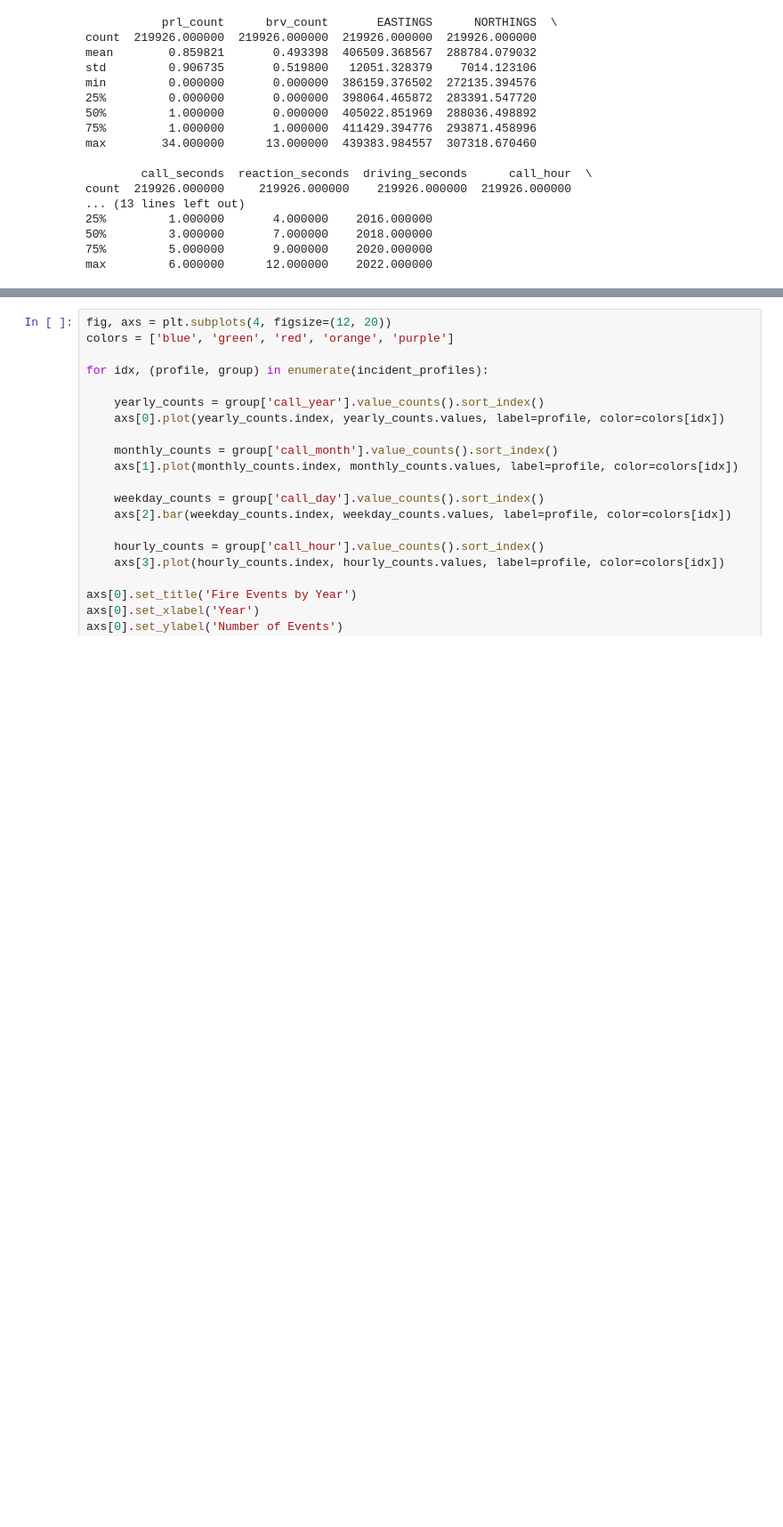
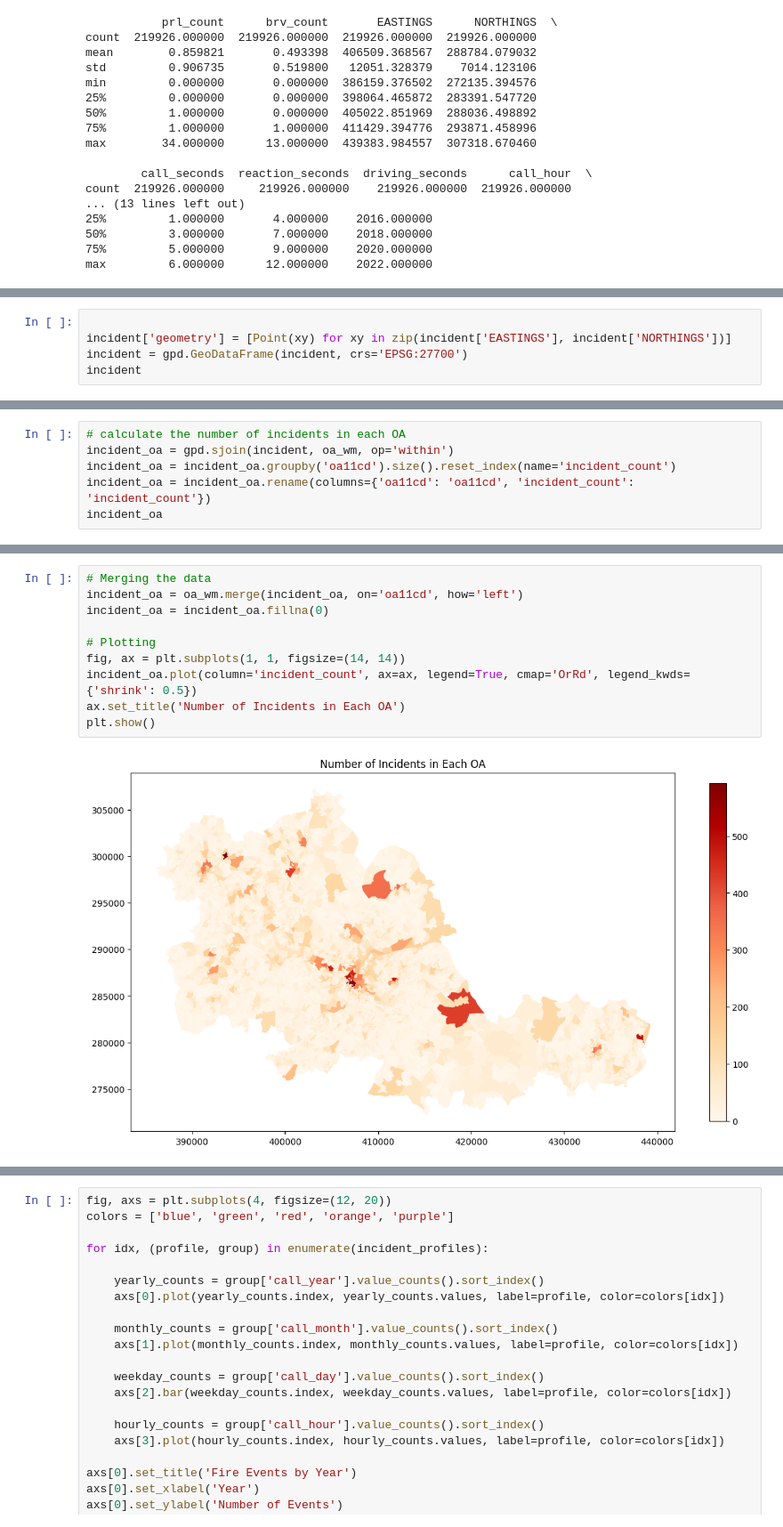
Before and after one commit to BohaoSuCC/CASADataHackathon, a Jupyter notebook: DataPreprocess/PreprocessYiyan_time.ipynb, the cells around one changed output, grey strips where cells are left out. Shown at 89% size. Drawn from its saved outputs; the diff is of its cells as text; blank space fills up the shorter version.

```diff
--- a/DataPreprocess/PreprocessYiyan_time.ipynb
+++ b/DataPreprocess/PreprocessYiyan_time.ipynb
@@ -45,0 +74,5 @@ max         6.000000      12.000000    2022.000000
+# %%
+
+incident['geometry'] = [Point(xy) for xy in zip(incident['EASTINGS'], incident['NORTHINGS'])]
+incident = gpd.GeoDataFrame(incident, crs='EPSG:27700')
+incident
@@ -45,0 +93,6 @@ max         6.000000      12.000000    2022.000000
+# %%
+# calculate the number of incidents in each OA
+incident_oa = gpd.sjoin(incident, oa_wm, op='within')
+incident_oa = incident_oa.groupby('oa11cd').size().reset_index(name='incident_count')
+incident_oa = incident_oa.rename(columns={'oa11cd': 'oa11cd', 'incident_count': 'incident_count'})
+incident_oa
@@ -45,0 +113,12 @@ max         6.000000      12.000000    2022.000000
+# %%
+# Merging the data
+incident_oa = oa_wm.merge(incident_oa, on='oa11cd', how='left')
+incident_oa = incident_oa.fillna(0)
+
+# Plotting
+fig, ax = plt.subplots(1, 1, figsize=(14, 14))
+incident_oa.plot(column='incident_count', ax=ax, legend=True, cmap='OrRd', legend_kwds={'shrink': 0.5})
+ax.set_title('Number of Incidents in Each OA')
+plt.show()
+# %% [output]
+[figure, added]
```
Also changed, not shown: parts of 45 cells of this notebook, 10 other files.
